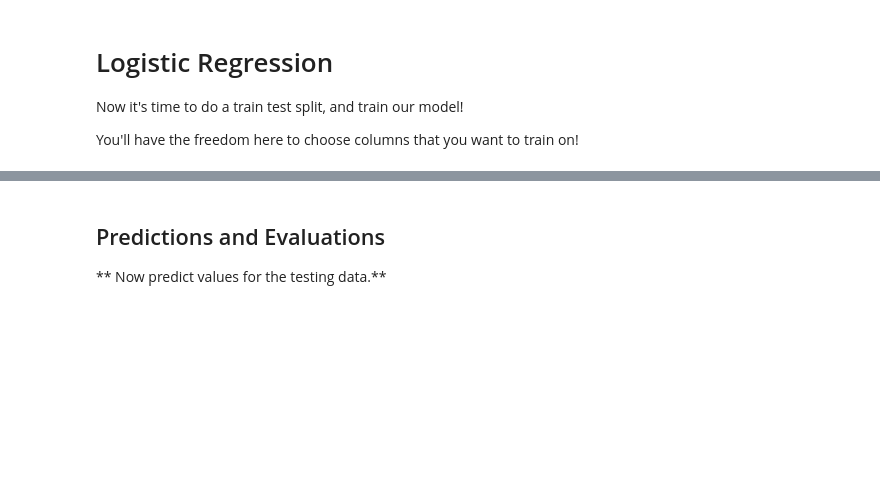
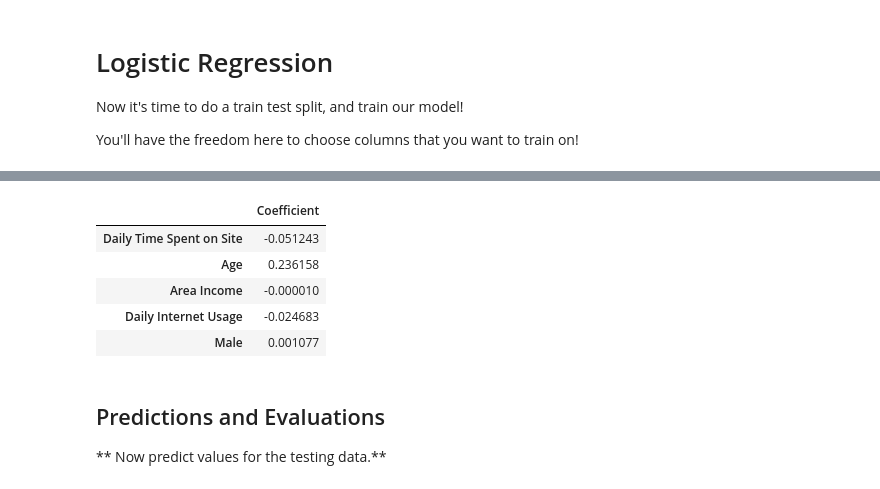
Before and after one commit to faithlierheimer/machine-learning-practice, a Jupyter notebook: 02-Logistic Regression Project.ipynb, the cells around one changed output, grey strips where cells are left out. Drawn from its saved outputs; the diff is of its cells as text; code cells hidden in the pictures; blank space fills up the shorter version.

```diff
--- a/02-Logistic Regression Project.ipynb
+++ b/02-Logistic Regression Project.ipynb
@@ -154,3 +211,13 @@ LogisticRegression(C=1.0, class_weight=None, dual=False, fit_intercept=True,
+# %%
+coefdf.columns = ['Coefficient']
+coefdf
+# %% [output]
+|  | Coefficient |
+| Daily Time Spent on Site | -0.051243 |
+| Age | 0.236158 |
+| Area Income | -0.000010 |
+| Daily Internet Usage | -0.024683 |
+| Male | 0.001077 |
 # %% [markdown]
 ## Predictions and Evaluations
 ** Now predict values for the testing data.**
```
Also changed, not shown: parts of 19 cells of this notebook.
